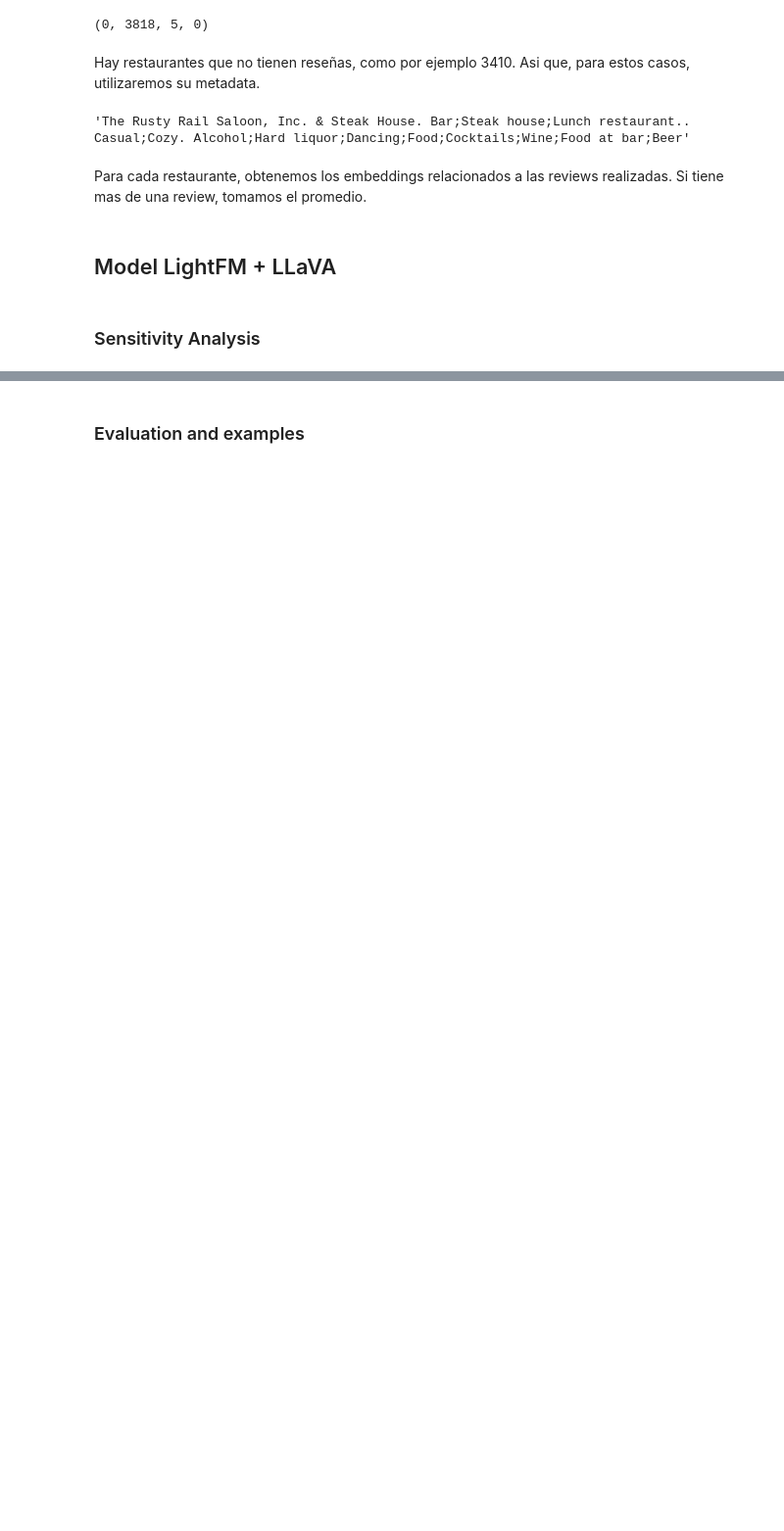
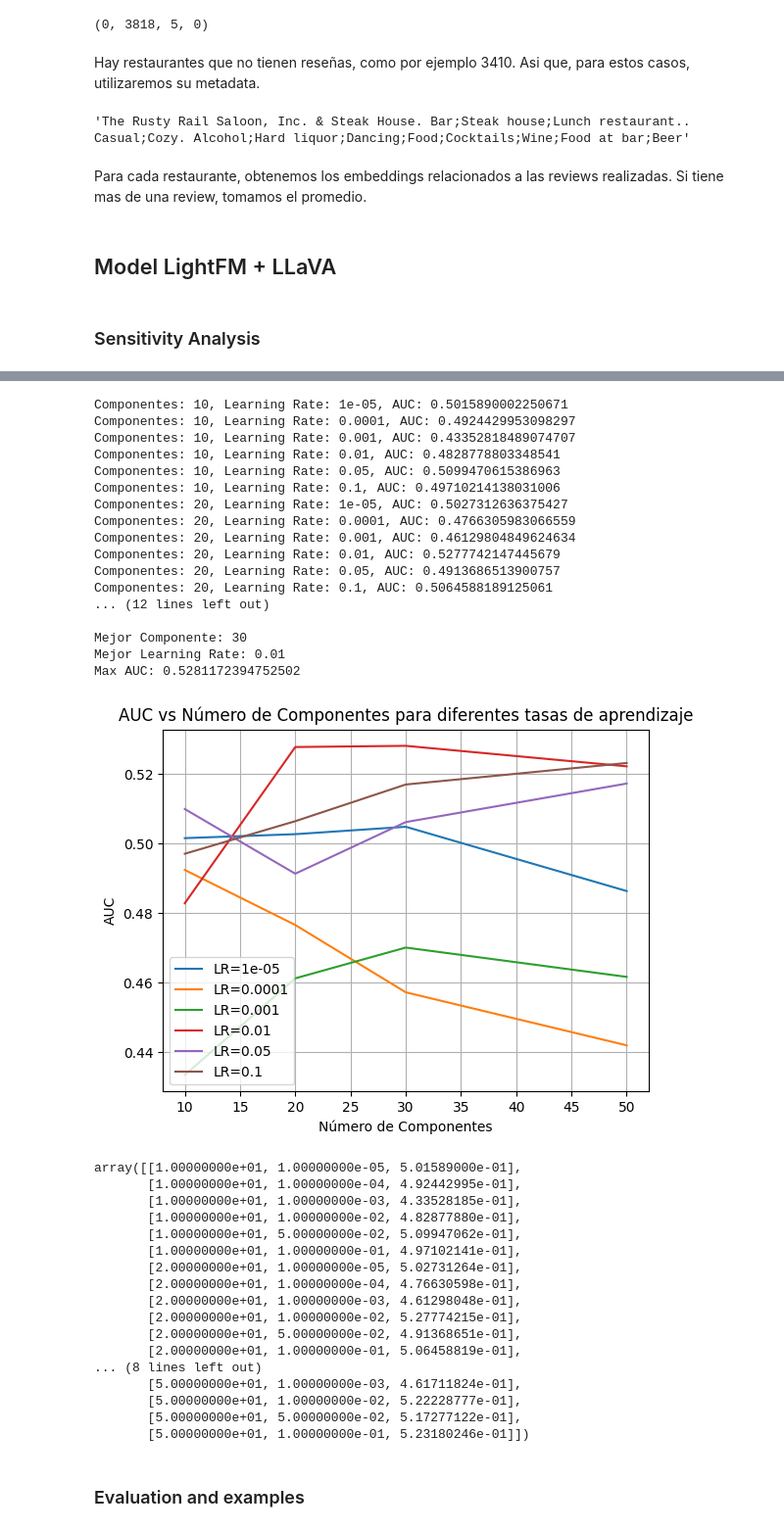
Before and after one commit to pedrozavalat/iic3633-proyecto, a Jupyter notebook: iic3633_lightFM.ipynb, the cells around one changed output, grey strips where cells are left out. Shown at 98% size. Saved outputs shown, nothing was run; the diff lists cells and outputs as text; code cells hidden in the pictures; blank space fills up the shorter version.

```diff
--- a/iic3633_lightFM.ipynb
+++ b/iic3633_lightFM.ipynb
@@ -704,7 +800,7 @@ LR = 0.05       # learning rate
 N_COMP = 10     # N' de componentes
 N_EPOCHS = 5   # Numero de epocas
 # %%
-def fm_eval_n_comp():
+def fm_eval_n_comp(item_features):
     ncomp_values = [10, 20, 30, 50]
     learning_rate_values = [0.00001, 0.0001, 0.001, 0.01, 0.05, 0.1]
     results = []
@@ -838,3 +864,41 @@ gen_ses_analysis_3d(
+# %%
+fm_eval_n_comp(item_features_1)
+# %% [output]
+Componentes: 10, Learning Rate: 1e-05, AUC: 0.5015890002250671
+Componentes: 10, Learning Rate: 0.0001, AUC: 0.4924429953098297
+Componentes: 10, Learning Rate: 0.001, AUC: 0.43352818489074707
+Componentes: 10, Learning Rate: 0.01, AUC: 0.4828778803348541
+Componentes: 10, Learning Rate: 0.05, AUC: 0.5099470615386963
+Componentes: 10, Learning Rate: 0.1, AUC: 0.49710214138031006
+Componentes: 20, Learning Rate: 1e-05, AUC: 0.5027312636375427
+Componentes: 20, Learning Rate: 0.0001, AUC: 0.4766305983066559
+Componentes: 20, Learning Rate: 0.001, AUC: 0.46129804849624634
+Componentes: 20, Learning Rate: 0.01, AUC: 0.5277742147445679
+Componentes: 20, Learning Rate: 0.05, AUC: 0.4913686513900757
+Componentes: 20, Learning Rate: 0.1, AUC: 0.5064588189125061
+... (12 lines left out)
+
+Mejor Componente: 30
+Mejor Learning Rate: 0.01
+Max AUC: 0.5281172394752502
+[figure, added]
+array([[1.00000000e+01, 1.00000000e-05, 5.01589000e-01],
+       [1.00000000e+01, 1.00000000e-04, 4.92442995e-01],
+       [1.00000000e+01, 1.00000000e-03, 4.33528185e-01],
+       [1.00000000e+01, 1.00000000e-02, 4.82877880e-01],
+       [1.00000000e+01, 5.00000000e-02, 5.09947062e-01],
+       [1.00000000e+01, 1.00000000e-01, 4.97102141e-01],
+       [2.00000000e+01, 1.00000000e-05, 5.02731264e-01],
+       [2.00000000e+01, 1.00000000e-04, 4.76630598e-01],
+       [2.00000000e+01, 1.00000000e-03, 4.61298048e-01],
+       [2.00000000e+01, 1.00000000e-02, 5.27774215e-01],
+       [2.00000000e+01, 5.00000000e-02, 4.91368651e-01],
+       [2.00000000e+01, 1.00000000e-01, 5.06458819e-01],
+... (8 lines left out)
+       [5.00000000e+01, 1.00000000e-03, 4.61711824e-01],
+       [5.00000000e+01, 1.00000000e-02, 5.22228777e-01],
+       [5.00000000e+01, 5.00000000e-02, 5.17277122e-01],
+       [5.00000000e+01, 1.00000000e-01, 5.23180246e-01]])
 # %% [markdown]
 ### Evaluation and examples
 # %%
```
Also changed, not shown: parts of 53 cells of this notebook.
